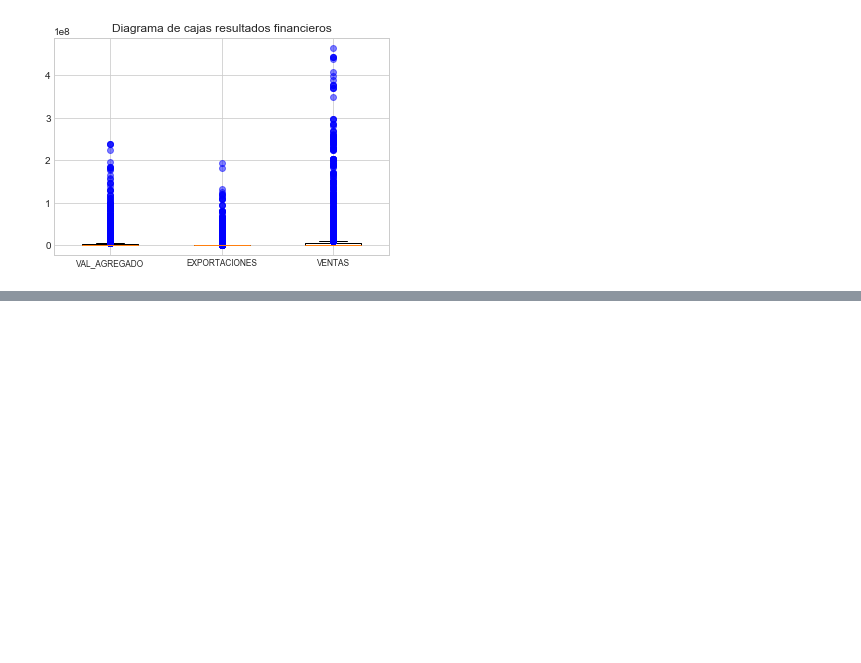
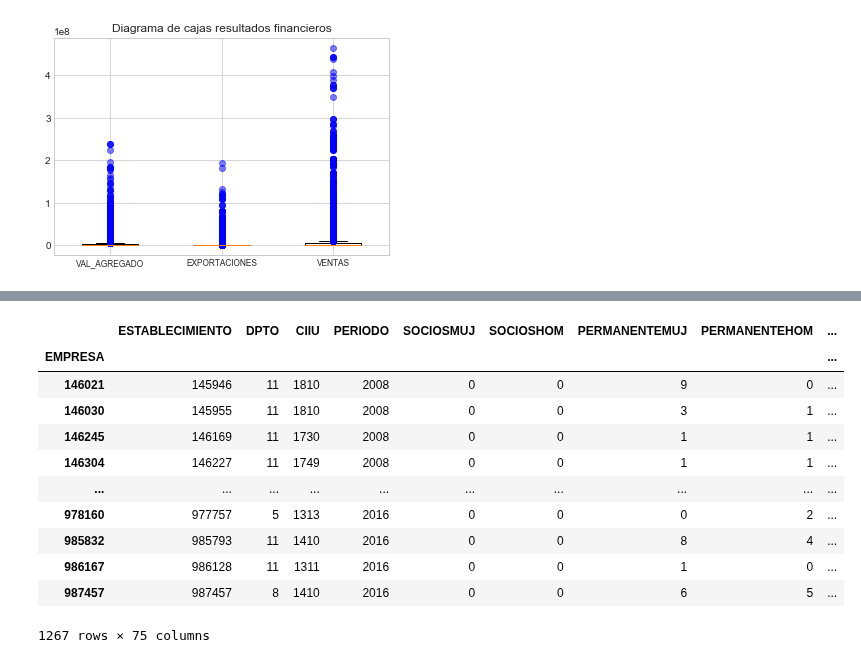
Before and after one commit to KatherinAcosta/Proyecto2018, a Jupyter notebook: 4. Datos atípicos.ipynb, the cells around one changed output, grey strips where cells are left out. Saved outputs shown, nothing was run; the diff lists cells and outputs as text; code cells hidden in the pictures; blank space fills up the shorter version.

```diff
--- a/4. Datos atípicos.ipynb
+++ b/4. Datos atípicos.ipynb
@@ -128,0 +107,5 @@ plt.savefig("Diagrama de cajas resultados financieros.png")
+# %%
+Q1 = total.quantile (0.25)
+Q3 = total.quantile (0.75)
+IQR = Q3 - Q1
+IQR
@@ -128,0 +123,16 @@ plt.savefig("Diagrama de cajas resultados financieros.png")
+# %%
+total_out = total[~ ((total<(Q1 - 1.5 * IQR)) | (total> (Q3 + 1.5 * IQR))). any (axis = 1)]
+total_out
+# %% [output]
+|  | ESTABLECIMIENTO | DPTO | CIIU | PERIODO | SOCIOSMUJ | SOCIOSHOM | PERMANENTEMUJ | PERMANENTEHOM | ... |
+| EMPRESA |  |  |  |  |  |  |  |  | ... |
+| 146021 | 145946 | 11 | 1810 | 2008 | 0 | 0 | 9 | 0 | ... |
+| 146030 | 145955 | 11 | 1810 | 2008 | 0 | 0 | 3 | 1 | ... |
+| 146245 | 146169 | 11 | 1730 | 2008 | 0 | 0 | 1 | 1 | ... |
+| 146304 | 146227 | 11 | 1749 | 2008 | 0 | 0 | 1 | 1 | ... |
+| ... | ... | ... | ... | ... | ... | ... | ... | ... | ... |
+| 978160 | 977757 | 5 | 1313 | 2016 | 0 | 0 | 0 | 2 | ... |
+| 985832 | 985793 | 11 | 1410 | 2016 | 0 | 0 | 8 | 4 | ... |
+| 986167 | 986128 | 11 | 1311 | 2016 | 0 | 0 | 1 | 0 | ... |
+| 987457 | 987457 | 8 | 1410 | 2016 | 0 | 0 | 6 | 5 | ... |
+1267 rows × 75 columns
```
Also changed, not shown: parts of 19 cells of this notebook.
